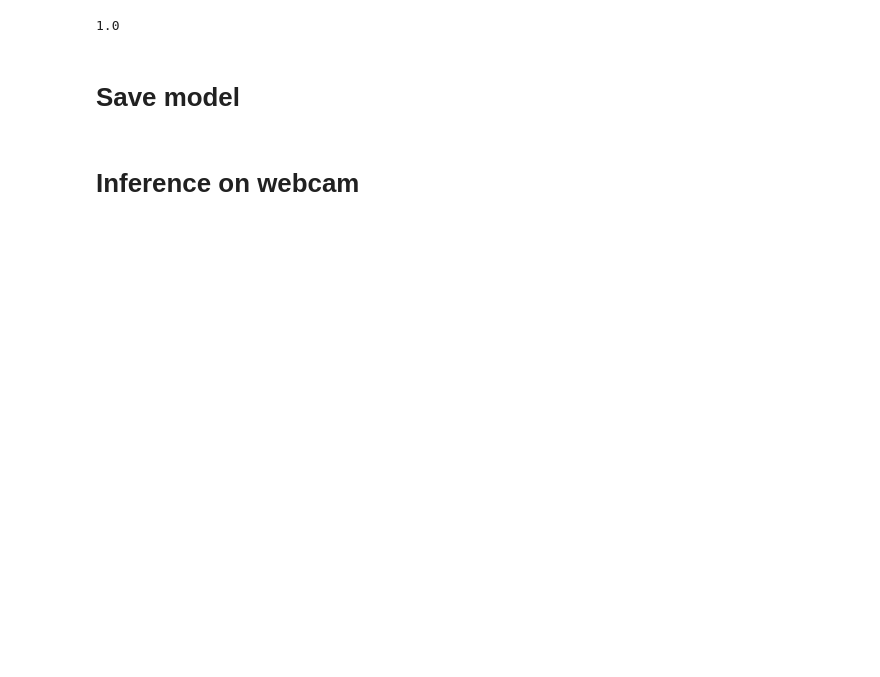
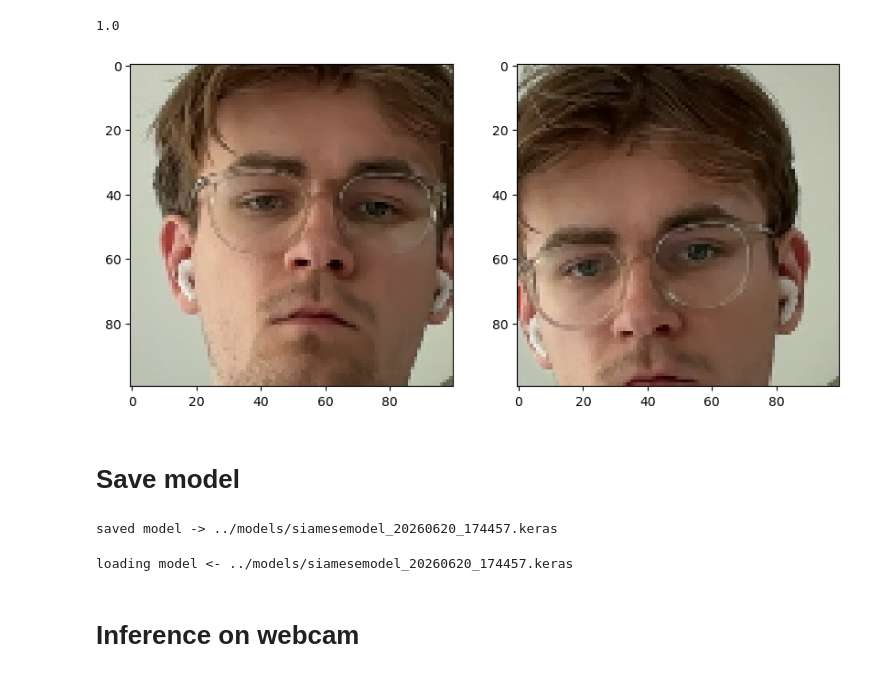
Before and after one commit to justingebert/biometric-recognition, a Jupyter notebook: notebooks/facial-verification.ipynb, the cells around one changed output. Saved outputs shown, nothing was run; the diff lists cells and outputs as text; code cells hidden in the pictures; blank space fills up the shorter version.

```diff
--- a/notebooks/facial-verification.ipynb
+++ b/notebooks/facial-verification.ipynb
@@ -320,24 +342,48 @@ m.result().numpy()
 # %% [output]
 1.0
 # %%
-sample = 9
+sample = 3
 
 plt.figure(figsize=(10,8))
 
 plt.subplot(1,2,1)
 plt.imshow(test_input[sample])
 
 plt.subplot(1,2,2)
 plt.imshow(test_val[sample])
 
 plt.show()
+# %% [output]
+[figure, added]
 # %% [markdown]
 # Save model
 # %%
-siamese_model.save('../data/siamesemodel.keras')
+import datetime, os
+
+# Version the model by training time so a re-run never overwrites a prior model.
+os.makedirs('../models', exist_ok=True)
+RUN_ID = datetime.datetime.now().strftime('%Y%m%d_%H%M%S')
+MODEL_PATH = f'../models/siamesemodel_{RUN_ID}.keras'
+siamese_model.save(MODEL_PATH)
+print('saved model ->', MODEL_PATH)
+# %% [output]
+saved model -> ../models/siamesemodel_20260620_174457.keras
 # %%
-model = tf.keras.models.load_model('../data/siamesemodel.keras',
-                                   custom_objects={'L1Dist':L1Dist, 'BinaryCrossentropy':tf.losses.BinaryCrossentropy})
+import glob, os
+
+def latest_model(models_dir='../models'):
+    """Newest models/siamesemodel_<timestamp>.keras (lexical sort = chronological order)."""
+    paths = sorted(glob.glob(os.path.join(models_dir, 'siamesemodel_*.keras')))
+    if not paths:
+        raise FileNotFoundError(f'No siamesemodel_*.keras in {models_dir}: train first, or run `git lfs pull`.')
+    return paths[-1]
+
+MODEL_PATH = latest_model()
+print('loading model <-', MODEL_PATH)
+model = tf.keras.models.load_model(MODEL_PATH,
+                                   custom_objects={'L1Dist': L1Dist, 'BinaryCrossentropy': tf.losses.BinaryCrossentropy})
+# %% [output]
+loading model <- ../models/siamesemodel_20260620_174457.keras
 # %% [markdown]
 # Inference on webcam
 # %%
```
Also changed, not shown: parts of 20 cells of this notebook, 10 other files.
